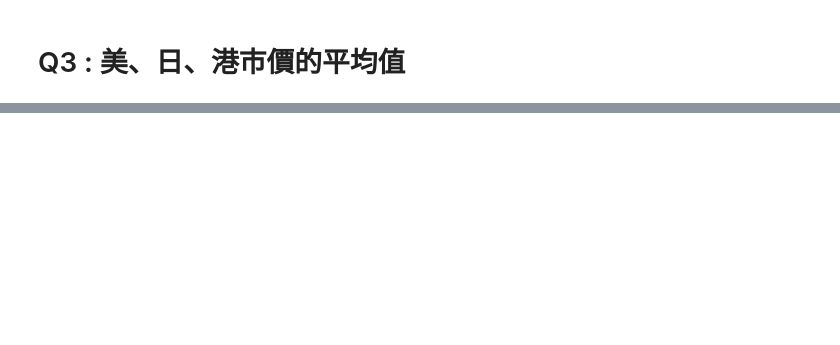
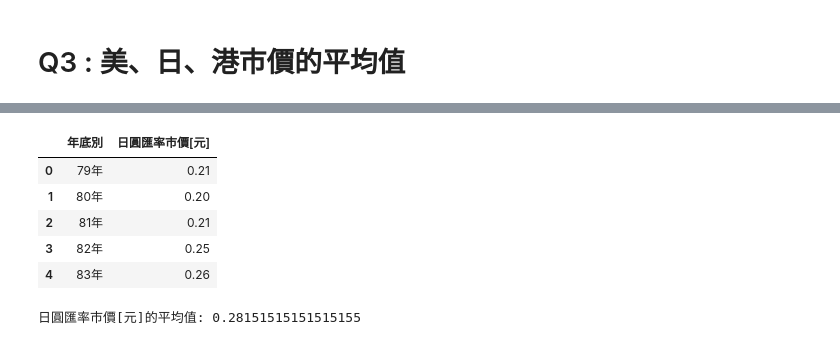
Before and after one commit to huangpinjia/PL-Repo, a Jupyter notebook: HW2/HW2.ipynb, the cells around one changed output, grey strips where cells are left out. Drawn from its saved outputs; the diff is of its cells as text; code cells hidden in the pictures; blank space fills up the shorter version.

```diff
--- a/HW2/HW2.ipynb
+++ b/HW2/HW2.ipynb
@@ -64,0 +79,15 @@ display(fig)
+# %%
+df5_subset = df2[['年底別','日圓匯率市價[元]']]
+df5_subset.head()
+# %% [output]
+|  | 年底別 | 日圓匯率市價[元] |
+| 0 | 79年 | 0.21 |
+| 1 | 80年 | 0.20 |
+| 2 | 81年 | 0.21 |
+| 3 | 82年 | 0.25 |
+| 4 | 83年 | 0.26 |
+# %%
+mean_value2 = df5_subset['日圓匯率市價[元]'].mean()
+print("日圓匯率市價[元]的平均值:", mean_value2)
+# %% [output]
+日圓匯率市價[元]的平均值: 0.28151515151515155
```
Also changed, not shown: parts of 5 cells of this notebook.
